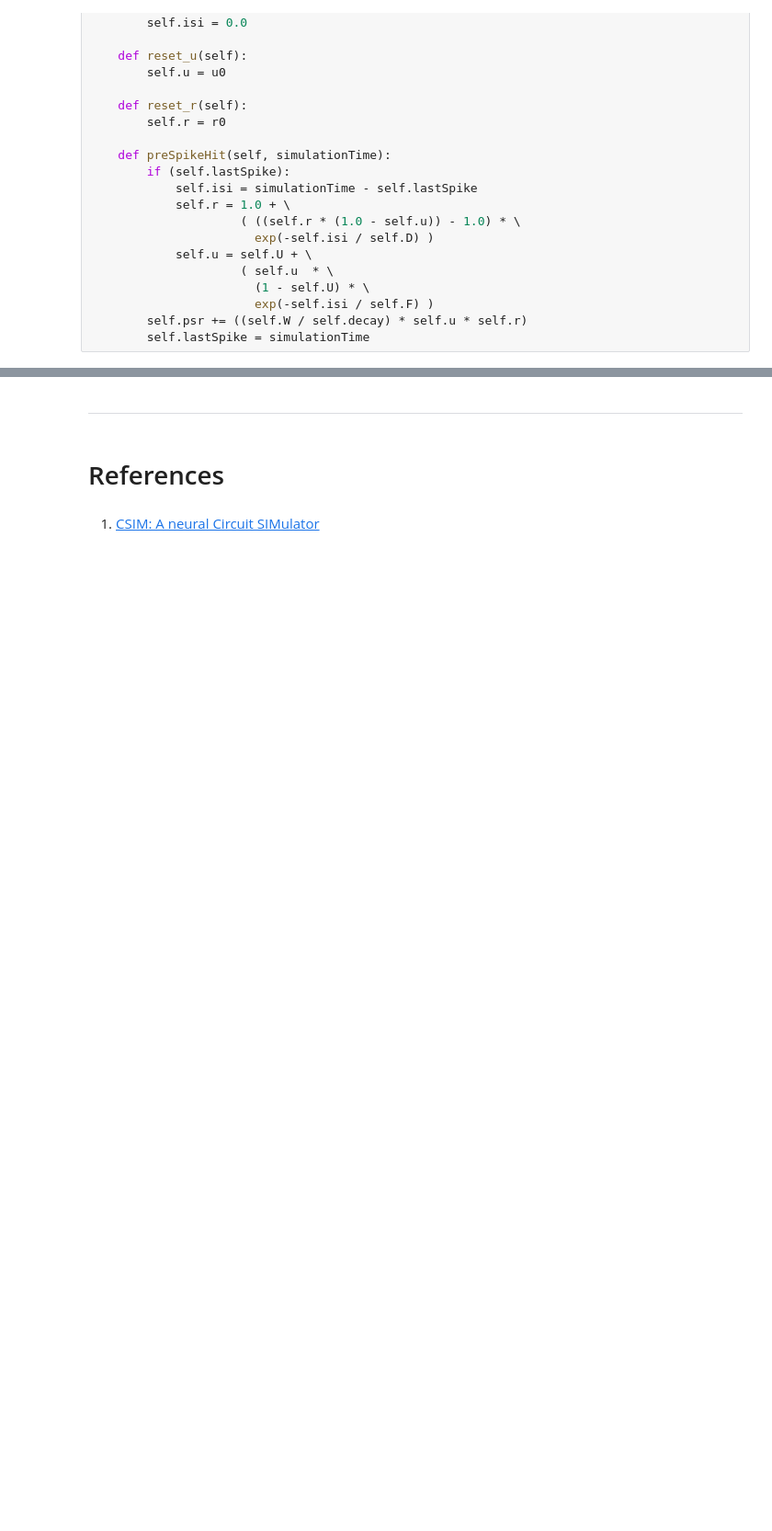
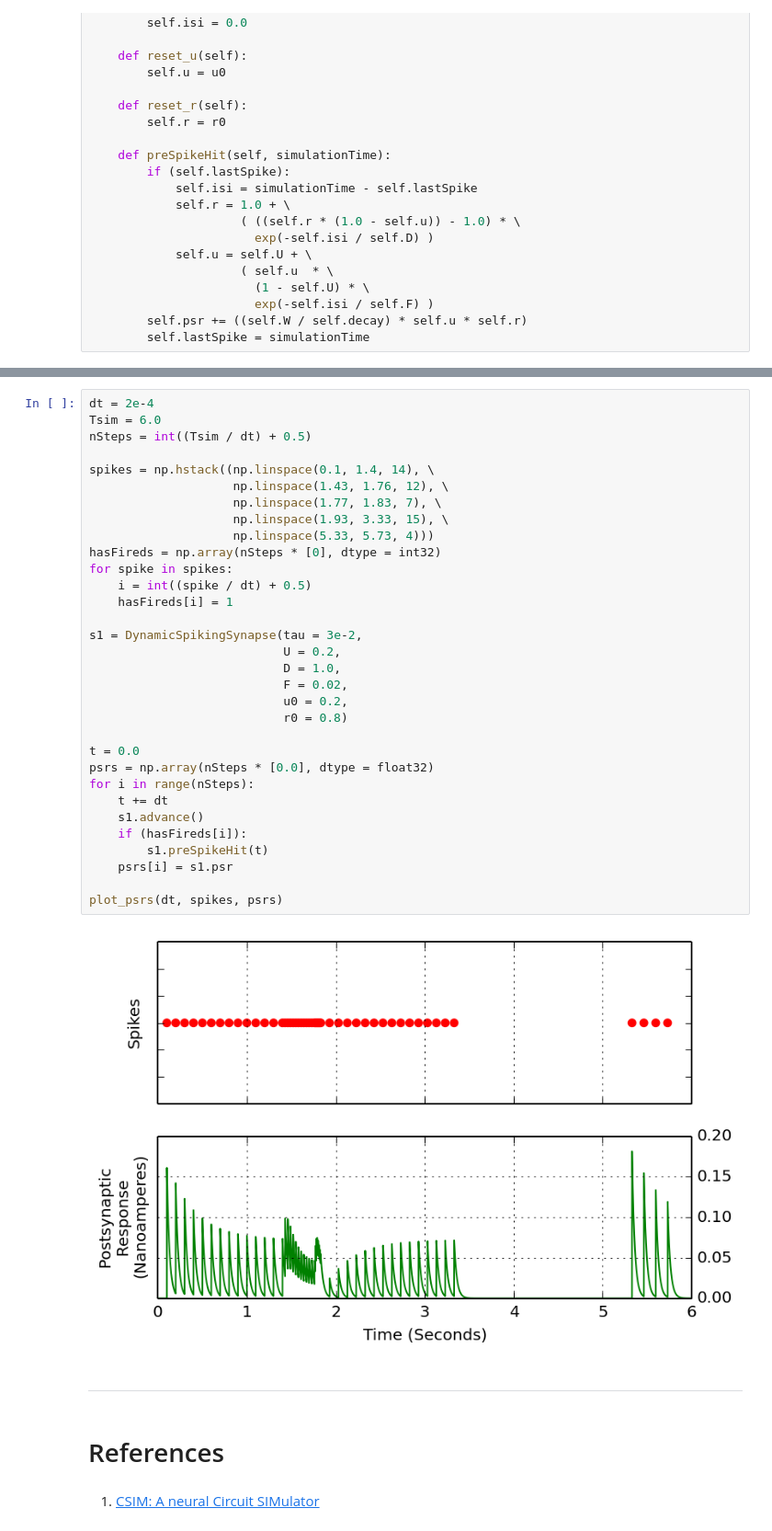
Before and after one commit to ekaakurniawan/3nb, a Jupyter notebook: DynamicSpikingSynapse.ipynb, the cells around one changed output, grey strips where cells are left out. Shown: that part at 92% size. Saved outputs shown, nothing was run; the diff lists cells and outputs as text; blank space fills up the shorter version.

```diff
--- a/DynamicSpikingSynapse.ipynb
+++ b/DynamicSpikingSynapse.ipynb
@@ -213,3 +245,37 @@ plot_psrs(dt, spikes, psrs)
+# %%
+dt = 2e-4
+Tsim = 6.0
+nSteps = int((Tsim / dt) + 0.5)
+
+spikes = np.hstack((np.linspace(0.1, 1.4, 14), \
+                    np.linspace(1.43, 1.76, 12), \
+                    np.linspace(1.77, 1.83, 7), \
+                    np.linspace(1.93, 3.33, 15), \
+                    np.linspace(5.33, 5.73, 4)))
+hasFireds = np.array(nSteps * [0], dtype = int32)
+for spike in spikes:
+    i = int((spike / dt) + 0.5)
+    hasFireds[i] = 1
+
+s1 = DynamicSpikingSynapse(tau = 3e-2,
+                           U = 0.2,
+                           D = 1.0,
+                           F = 0.02,
+                           u0 = 0.2,
+                           r0 = 0.8)
+
+t = 0.0
+psrs = np.array(nSteps * [0.0], dtype = float32)
+for i in range(nSteps):
+    t += dt
+    s1.advance()
+    if (hasFireds[i]):
+        s1.preSpikeHit(t)
+    psrs[i] = s1.psr
+
+plot_psrs(dt, spikes, psrs)
+# %% [output]
+[figure, added]
 # %% [markdown]
 ---
 # %% [markdown]
```
Also changed, not shown: parts of 2 cells of this notebook.
